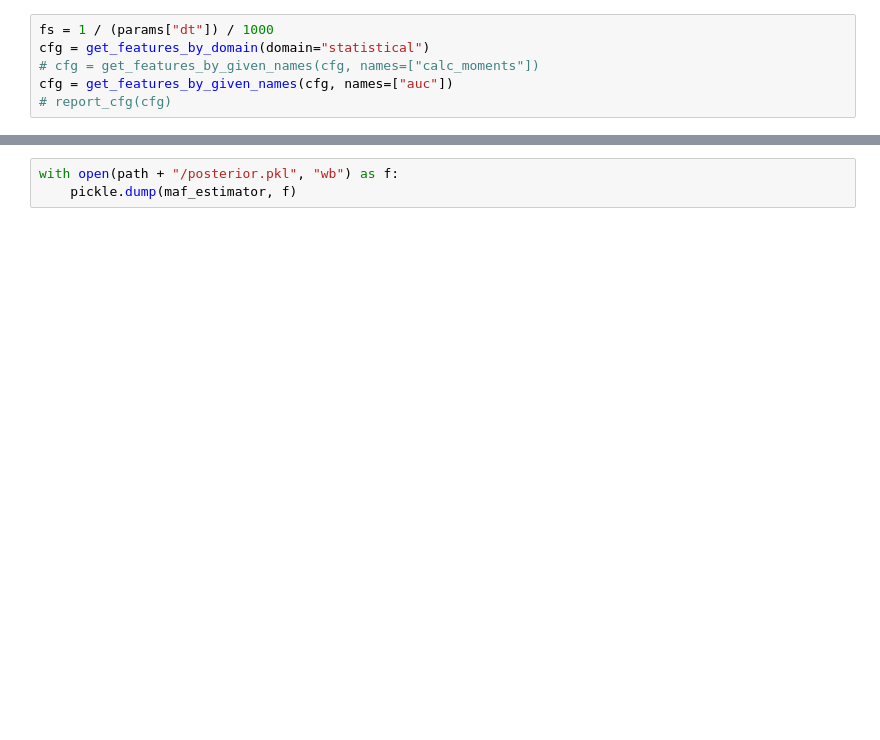
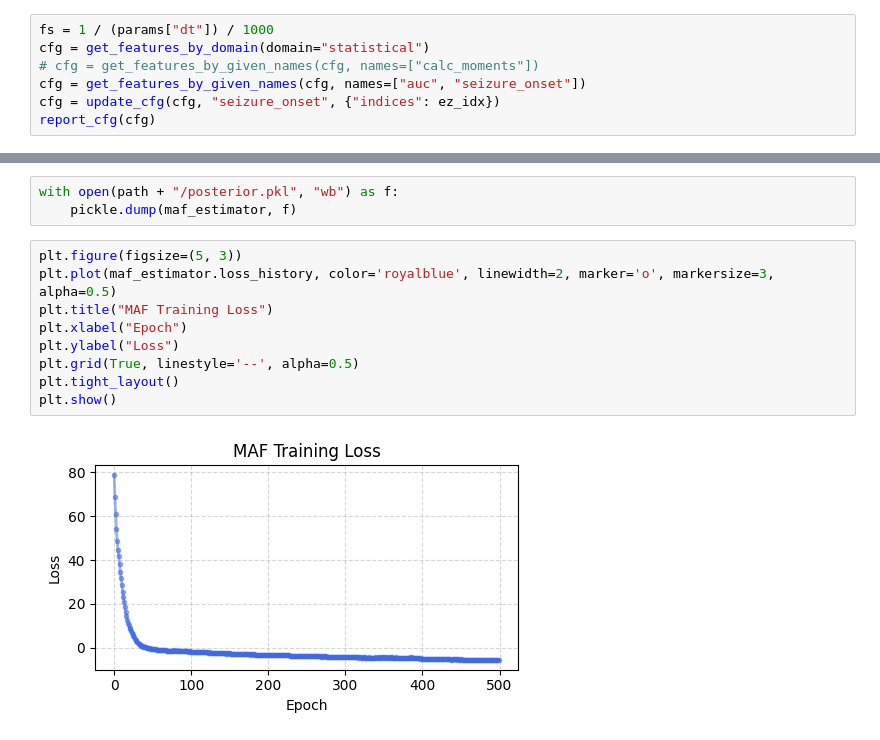
Before and after one commit to ins-amu/vbi, a Jupyter notebook: docs/examples/vep_sde_numba_cde.ipynb, the cells around one changed output, grey strips where cells are left out. Cells and saved outputs as stored; diff of their text form; blank space fills up the shorter version.

```diff
--- a/docs/examples/vep_sde_numba_cde.ipynb
+++ b/docs/examples/vep_sde_numba_cde.ipynb
@@ -118,5 +121,6 @@ from vbi.feature_extraction.calc_features import *
 fs = 1 / (params["dt"]) / 1000
 cfg = get_features_by_domain(domain="statistical")
 # cfg = get_features_by_given_names(cfg, names=["calc_moments"])
-cfg = get_features_by_given_names(cfg, names=["auc"])
-# report_cfg(cfg)
+cfg = get_features_by_given_names(cfg, names=["auc", "seizure_onset"])
+cfg = update_cfg(cfg, "seizure_onset", {"indices": ez_idx})
+report_cfg(cfg)
@@ -196,6 +218,17 @@ best epoch: 481 best val: -5.0133819580078125
 # %%
 with open(path + "/posterior.pkl", "wb") as f:
     pickle.dump(maf_estimator, f)
+# %%
+plt.figure(figsize=(5, 3))
+plt.plot(maf_estimator.loss_history, color='royalblue', linewidth=2, marker='o', markersize=3, alpha=0.5)
+plt.title("MAF Training Loss")
+plt.xlabel("Epoch")
+plt.ylabel("Loss")
+plt.grid(True, linestyle='--', alpha=0.5)
+plt.tight_layout()
+plt.show()
+# %% [output]
+[figure, added]
 # %%
 limits = [[i, j] for i, j in zip(prior_min, prior_max)]
 points = [[g_true] + eta_true]
```
Also changed, not shown: parts of 10 cells of this notebook, 12 other files.
